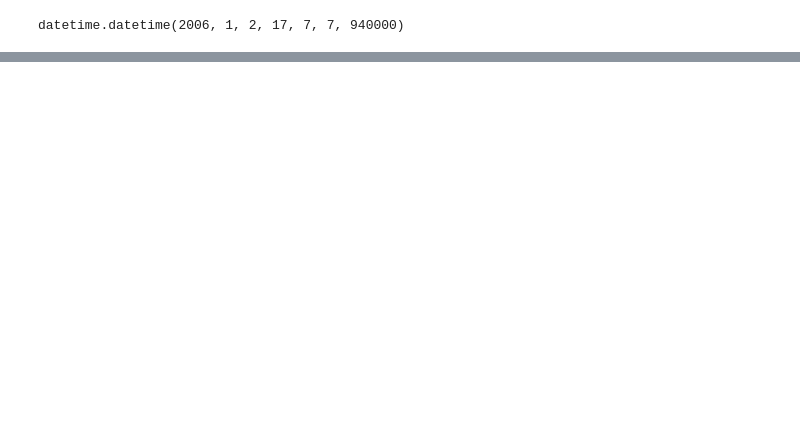
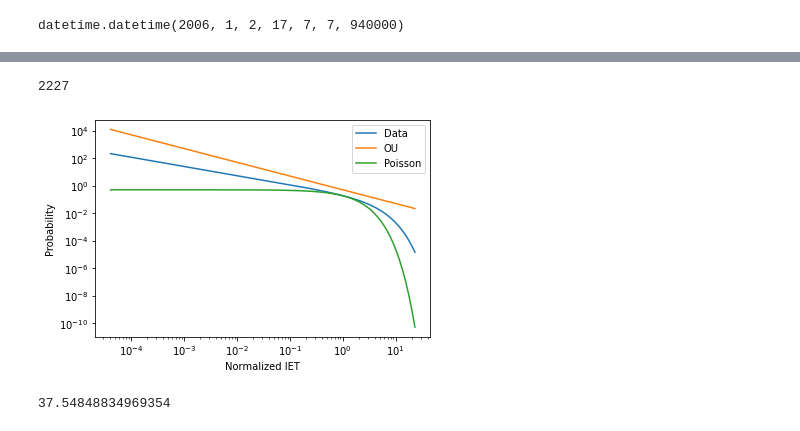
Before and after one commit to Skaddd/GeoScience, a Jupyter notebook: timestamps_cluster.ipynb, the cells around one changed output, grey strips where cells are left out. Cells and saved outputs as stored; diff of their text form; code cells hidden in the pictures; blank space fills up the shorter version.

```diff
--- a/timestamps_cluster.ipynb
+++ b/timestamps_cluster.ipynb
@@ -168,0 +178,13 @@ print(x2,y2)
+# %%
+df3=df.copy()
+cluster_df=select_cluster("0",df3)
+cluster_df,date1=get_mainshock(cluster_df)
+clust,indexes=get_sismic_seq(cluster_df,date1)
+
+time =np.array(df.loc[indexes]['sec'])
+Ms_pourcent = GraphInterEventTime(time)
+print(Ms_pourcent)
+# %% [output]
+2227
+[figure, added]
+37.54848834969354
```
Also changed, not shown: parts of 40 cells of this notebook.
